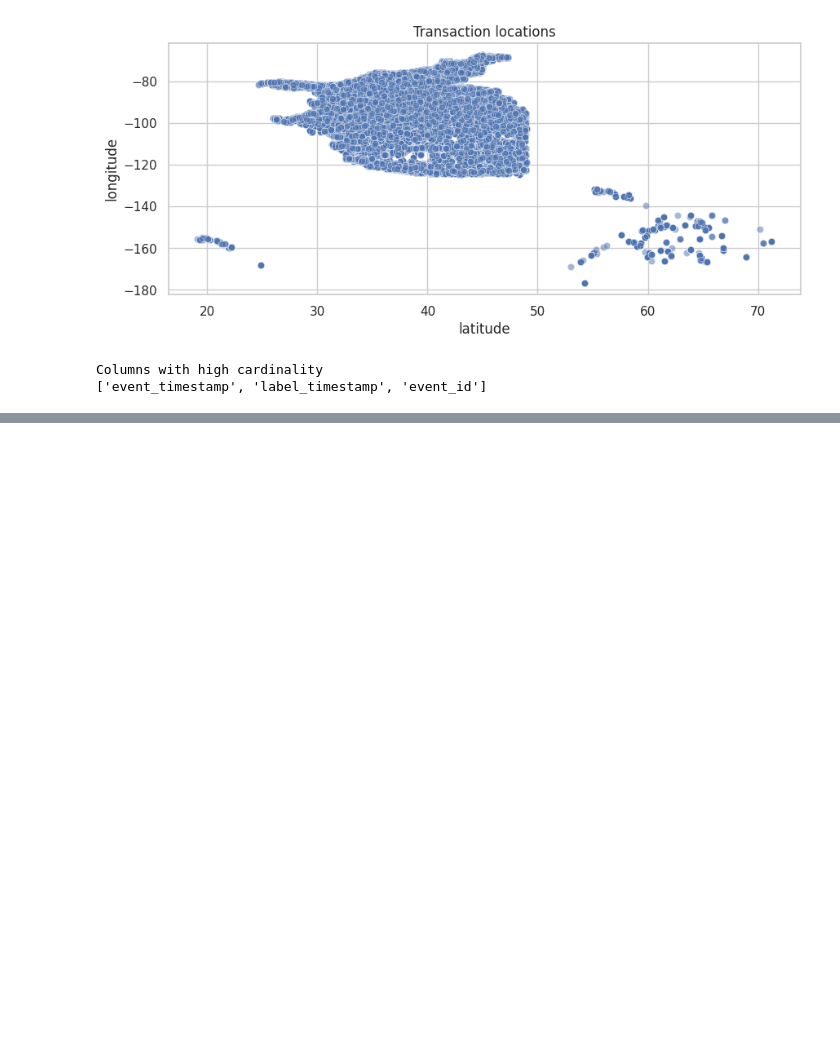
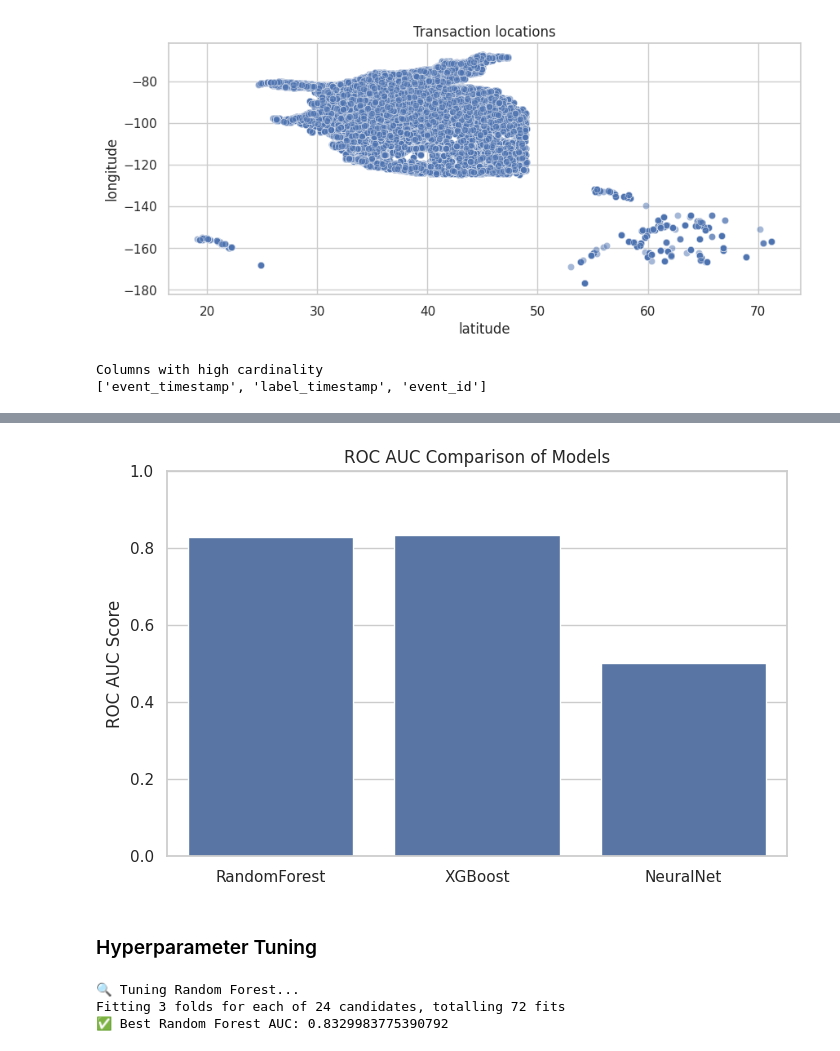
Before and after one commit to VrashmanyuSingh/FraudRadar, a Jupyter notebook: Fraud_Detection.ipynb, the cells around one changed output, grey strips where cells are left out. Cells and saved outputs as stored; diff of their text form; code cells hidden in the pictures; blank space fills up the shorter version.

```diff
--- a/Fraud_Detection.ipynb
+++ b/Fraud_Detection.ipynb
@@ -150,0 +235,3 @@ Columns with high cardinality
+# %%
+baseline_model = LogisticRegression(max_iter=1000, class_weight='balanced', random_state=42)
+baseline_model.fit(X_train, y_train)
@@ -150,0 +247,8 @@ Columns with high cardinality
+# %%
+y_pred = baseline_model.predict(X_test)
+y_prob = baseline_model.predict_proba(X_test)[:, 1]
+
+print("Classification Report:")
+print(classification_report(y_test, y_pred))
+
+print("ROC AUC Score:", roc_auc_score(y_test, y_prob))
@@ -150,0 +271,22 @@ Columns with high cardinality
+# %%
+models = {
+    "RandomForest": RandomForestClassifier(n_estimators=100, class_weight='balanced', random_state=42),
+    "XGBoost": XGBClassifier(use_label_encoder=False, eval_metric='logloss', scale_pos_weight=3, random_state=42),
+    "NeuralNet": MLPClassifier(hidden_layer_sizes=(64, 32), max_iter=200, random_state=42)
+}
+
+results = {}
+# %%
+for name, model in models.items():
+    print(f"\nTraining {name}...")
+    model.fit(X_train, y_train)
+    y_pred = model.predict(X_test)
+    y_prob = model.predict_proba(X_test)[:, 1]
+
+    print("\nClassification Report:")
+    print(classification_report(y_test, y_pred))
+
+    auc = roc_auc_score(y_test, y_prob)
+    print(f"ROC AUC Score for {name}: {auc:.4f}")
+
+    results[name] = auc
@@ -150,0 +329,11 @@ Columns with high cardinality
+# %%
+plt.figure(figsize=(8, 5))
+sns.barplot(x=list(results.keys()), y=list(results.values()))
+plt.title("ROC AUC Comparison of Models")
+plt.ylabel("ROC AUC Score")
+plt.ylim(0.0, 1.0)
+plt.show()
+# %% [output]
+[figure, added]
+# %% [markdown]
+### Hyperparameter Tuning
@@ -150,0 +343,27 @@ Columns with high cardinality
+# %%
+rf_params = {
+    'n_estimators': [100, 200],
+    'max_depth': [10, 20, None],
+    'min_samples_split': [2, 5],
+    'min_samples_leaf': [1, 2],
+    'class_weight': ['balanced']
+}
+
+rf_grid = GridSearchCV(
+    RandomForestClassifier(random_state=42),
+    rf_params,
+    scoring='roc_auc',
+    cv=3,
+    verbose=1,
+    n_jobs=-1
+)
+
+print("🔍 Tuning Random Forest...")
+rf_grid.fit(X_train, y_train)
+
+rf_best = rf_grid.best_estimator_
+print("✅ Best Random Forest AUC:", roc_auc_score(y_test, rf_best.predict_proba(X_test)[:, 1]))
+# %% [output]
+🔍 Tuning Random Forest...
+Fitting 3 folds for each of 24 candidates, totalling 72 fits
+✅ Best Random Forest AUC: 0.8329983775390792
```
Also changed, not shown: parts of 16 cells of this notebook.
